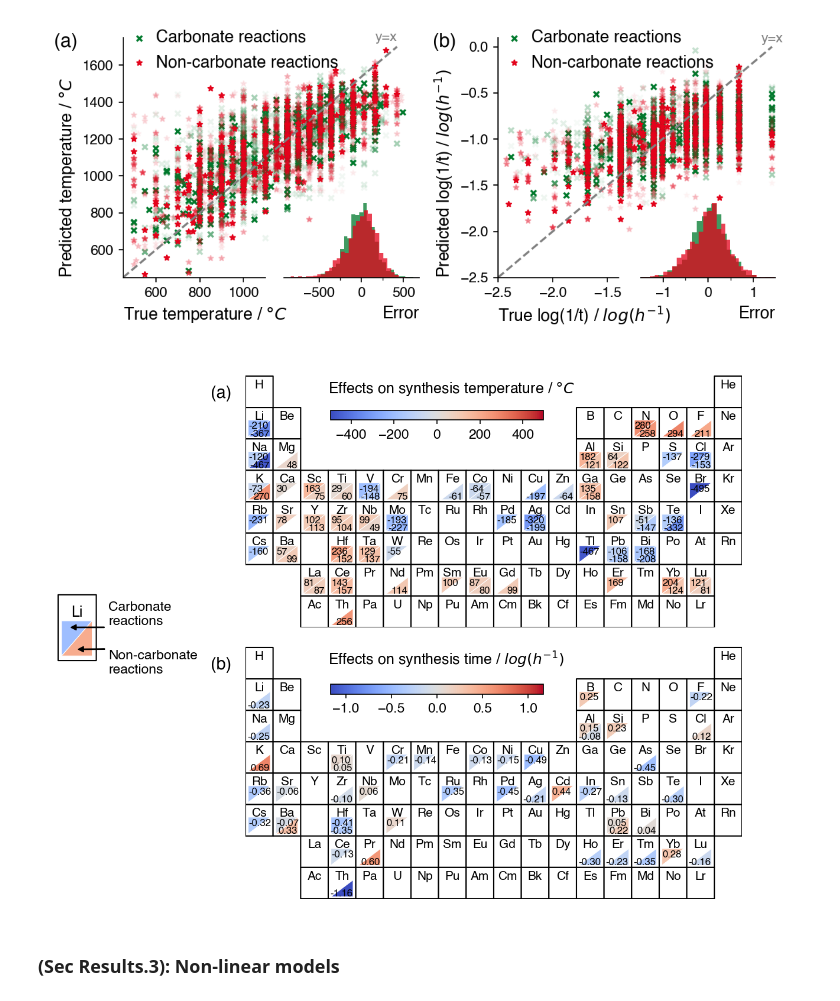
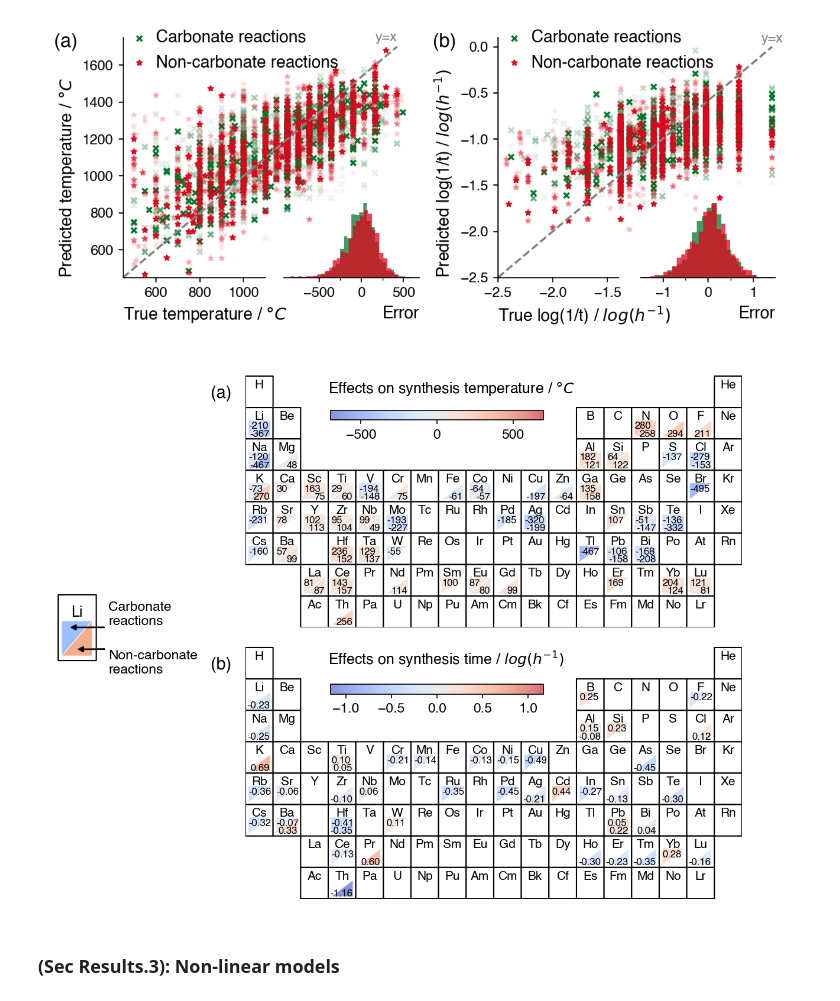
Before and after one commit to CederGroupHub/s4, a Jupyter notebook: notebooks/ManuscriptNotebook.ipynb, the cells around one changed output. Drawn from its saved outputs; the diff is of its cells as text; code cells hidden in the pictures.

```diff
--- a/notebooks/ManuscriptNotebook.ipynb
+++ b/notebooks/ManuscriptNotebook.ipynb
@@ -896,6 +896,11 @@ plt.show()
 from s4.ml.plotting import periodic_table_heatmap_sbs
 from matplotlib.colors import to_rgb
 from s4.ml.plotting import generate_pt_triangulation
+from matplotlib.colors import ListedColormap
+
+my_cmap = plt.cm.coolwarm(numpy.arange(plt.cm.coolwarm.N))
+my_cmap[:,0:3] = 1 - (1-my_cmap[:,0:3])*0.6
+my_cmap = ListedColormap(my_cmap)
 
 def draw_example(ax):
     tri_x, tri_y, tri_upper, tri_lower = generate_pt_triangulation(1, {1: 0})
@@ -963,7 +968,8 @@ periodic_table_heatmap_sbs(
     {x.split('[')[0].split('_')[-1]: y
      for x, y in temp_oo_fit_result_elemental.params.items()
      if x.startswith('feature_ele')},
-    cmap='coolwarm',
+#     cmap='coolwarm',
+    cmap=my_cmap,
     cax=ax1_cbar,
     cbar_label_size=11,
     value_format='\n%.0f',
@@ -971,6 +977,7 @@ periodic_table_heatmap_sbs(
     ax=ax1_pt,
     pt_label_fontsize=10,
     pt_value_fontsize=8,
+    cmap_range=(-700, 700),
 )
 ax1_pt.text(3, 0.8, 'Effects on synthesis temperature / $°C$', fontsize=12)
 periodic_table_heatmap_sbs(
@@ -980,35 +987,36 @@ periodic_table_heatmap_sbs(
     {x.split('[')[0].split('_')[-1]: y
      for x, y in time_oo_fit_result_elemental.params.items()
      if x.startswith('feature_ele')},
-    cmap='coolwarm',
+#     cmap='coolwarm',
+    cmap=my_cmap,
     cax=ax2_cbar,
     cbar_label_size=11,
     value_format='\n%.2f',
     include_rows={1,2,3,4,5,6,8,9},
     ax=ax2_pt,
     pt_label_fontsize=10,
     pt_value_fontsize=8,
 )
 ax2_pt.text(3, 0.8, 'Effects on synthesis time / $log(h^{-1})$', fontsize=12)
 
 ax_labels = fig.add_axes([0, 0, 1, 1])
 ax_labels.text(0.26, 0.96, '(a)', ha='right', va='center', fontsize=14)
 ax_labels.text(0.26, 0.45, '(b)', ha='right', va='center', fontsize=14)
 ax_labels.patch.set_alpha(0.0)
 ax_labels.set_xlim([0, 1])
 ax_labels.set_ylim([0, 1])
 ax_labels.set_xticks([])
 ax_labels.set_yticks([])
 [v.set_visible(False) for v in ax_labels.spines.values()]
 
 ax_legend = fig.add_axes([0.01, 0.45, 0.14, 0.14])
 draw_example(ax_legend)
 
 # plt.tight_layout()
 plt.savefig('figures/Fig.Elemental-effects.pdf')
 plt.show()
 # %% [output]
-[figure, old version]
+[figure, new version]
 # %% [markdown]
 ### (Sec Results.3): Non-linear models
 # %% [markdown]
```
Also changed, not shown: 1 other file.
